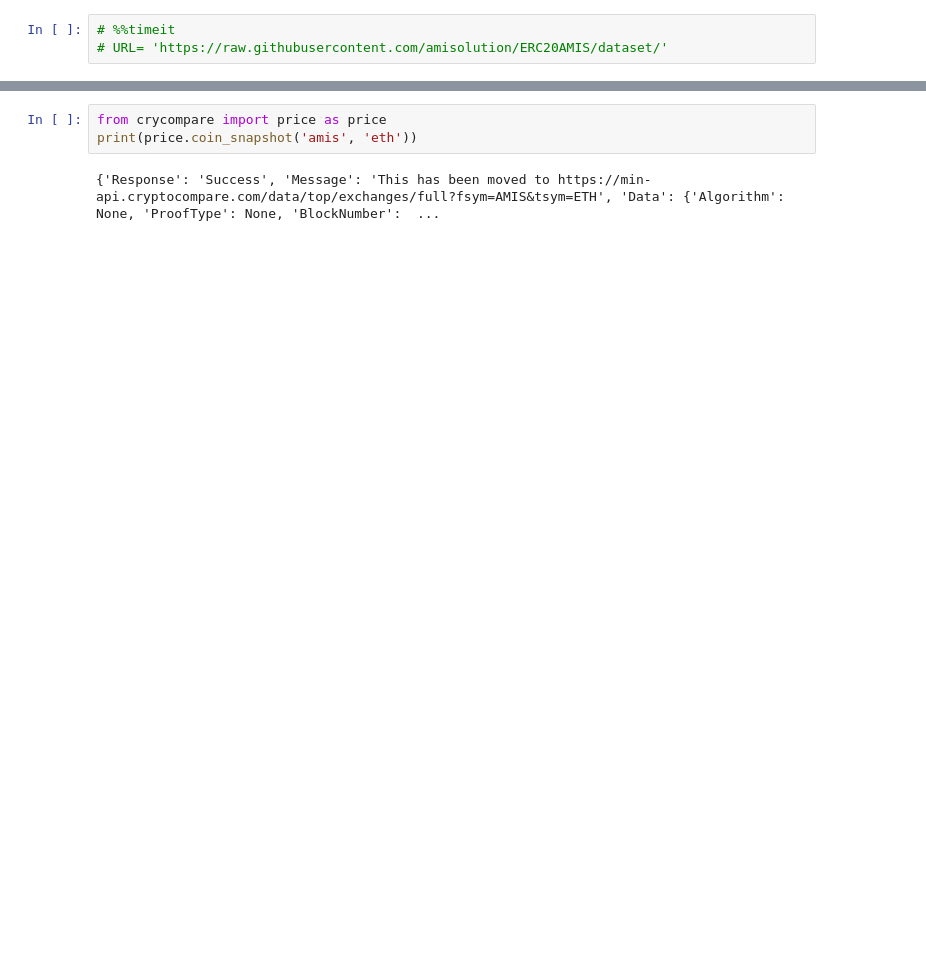
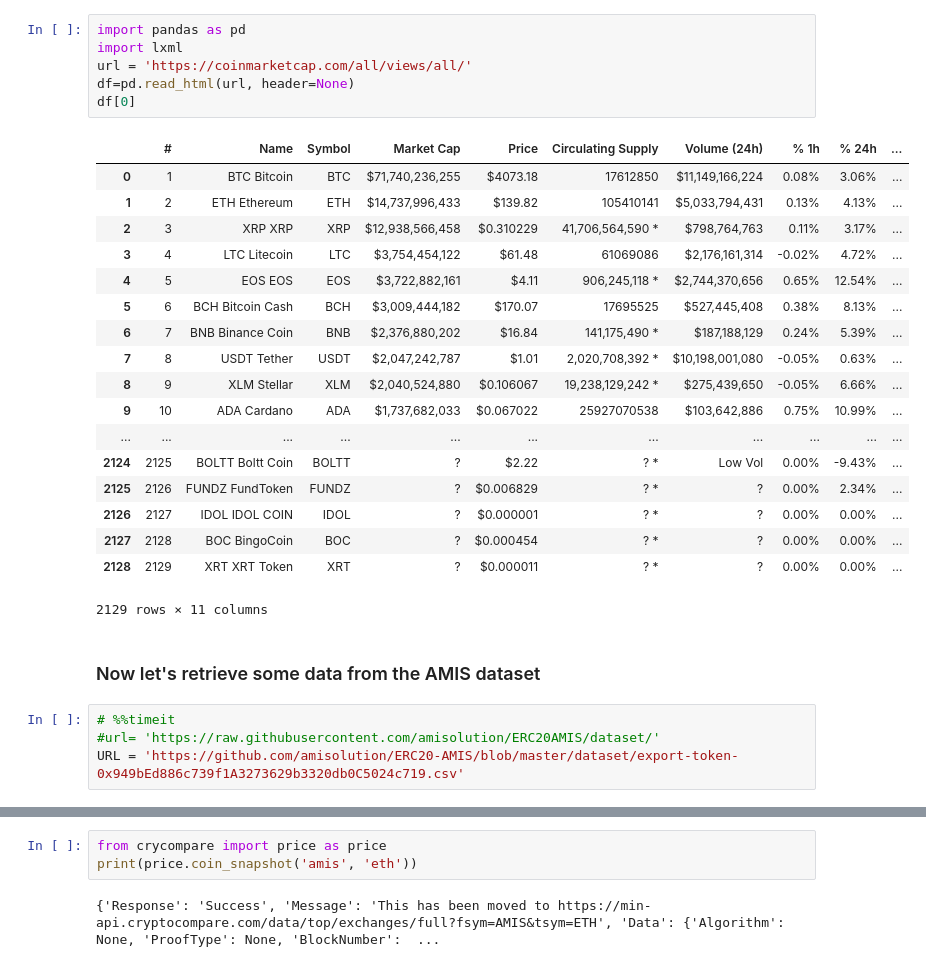
Before and after one commit to amis-erc20/cryptocompare-notebook, a Jupyter notebook: cryptocompare.ipynb, the cells around one changed output, grey strips where cells are left out. Drawn from its saved outputs; the diff is of its cells as text; blank space fills up the shorter version.

```diff
--- a/cryptocompare.ipynb
+++ b/cryptocompare.ipynb
@@ -104,3 +384,31 @@ Attribute Information:
+# %%
+import pandas as pd
+import lxml
+url = 'https://coinmarketcap.com/all/views/all/'
+df=pd.read_html(url, header=None)
+df[0]
+# %% [output]
+|  | # | Name | Symbol | Market Cap | Price | Circulating Supply | Volume (24h) | % 1h | % 24h | ... |
+| 0 | 1 | BTC Bitcoin | BTC | $71,740,236,255 | $4073.18 | 17612850 | $11,149,166,224 | 0.08% | 3.06% | ... |
+| 1 | 2 | ETH Ethereum | ETH | $14,737,996,433 | $139.82 | 105410141 | $5,033,794,431 | 0.13% | 4.13% | ... |
+| 2 | 3 | XRP XRP | XRP | $12,938,566,458 | $0.310229 | 41,706,564,590 * | $798,764,763 | 0.11% | 3.17% | ... |
+| 3 | 4 | LTC Litecoin | LTC | $3,754,454,122 | $61.48 | 61069086 | $2,176,161,314 | -0.02% | 4.72% | ... |
+| 4 | 5 | EOS EOS | EOS | $3,722,882,161 | $4.11 | 906,245,118 * | $2,744,370,656 | 0.65% | 12.54% | ... |
+| 5 | 6 | BCH Bitcoin Cash | BCH | $3,009,444,182 | $170.07 | 17695525 | $527,445,408 | 0.38% | 8.13% | ... |
+| 6 | 7 | BNB Binance Coin | BNB | $2,376,880,202 | $16.84 | 141,175,490 * | $187,188,129 | 0.24% | 5.39% | ... |
+| 7 | 8 | USDT Tether | USDT | $2,047,242,787 | $1.01 | 2,020,708,392 * | $10,198,001,080 | -0.05% | 0.63% | ... |
+| 8 | 9 | XLM Stellar | XLM | $2,040,524,880 | $0.106067 | 19,238,129,242 * | $275,439,650 | -0.05% | 6.66% | ... |
+| 9 | 10 | ADA Cardano | ADA | $1,737,682,033 | $0.067022 | 25927070538 | $103,642,886 | 0.75% | 10.99% | ... |
+| ... | ... | ... | ... | ... | ... | ... | ... | ... | ... | ... |
+| 2124 | 2125 | BOLTT Boltt Coin | BOLTT | ? | $2.22 | ? * | Low Vol | 0.00% | -9.43% | ... |
+| 2125 | 2126 | FUNDZ FundToken | FUNDZ | ? | $0.006829 | ? * | ? | 0.00% | 2.34% | ... |
+| 2126 | 2127 | IDOL IDOL COIN | IDOL | ? | $0.000001 | ? * | ? | 0.00% | 0.00% | ... |
+| 2127 | 2128 | BOC BingoCoin | BOC | ? | $0.000454 | ? * | ? | 0.00% | 0.00% | ... |
+| 2128 | 2129 | XRT XRT Token | XRT | ? | $0.000011 | ? * | ? | 0.00% | 0.00% | ... |
+2129 rows × 11 columns
+# %% [markdown]
+### Now let's retrieve some data from the AMIS dataset
 # %%
 # %%timeit
-# URL= 'https://raw.githubusercontent.com/amisolution/ERC20AMIS/dataset/'
+#url= 'https://raw.githubusercontent.com/amisolution/ERC20AMIS/dataset/'
+URL = 'https://github.com/amisolution/ERC20-AMIS/blob/master/dataset/export-token-0x949bEd886c739f1A3273629b3320db0C5024c719.csv'
```
Also changed, not shown: parts of 45 cells of this notebook.
